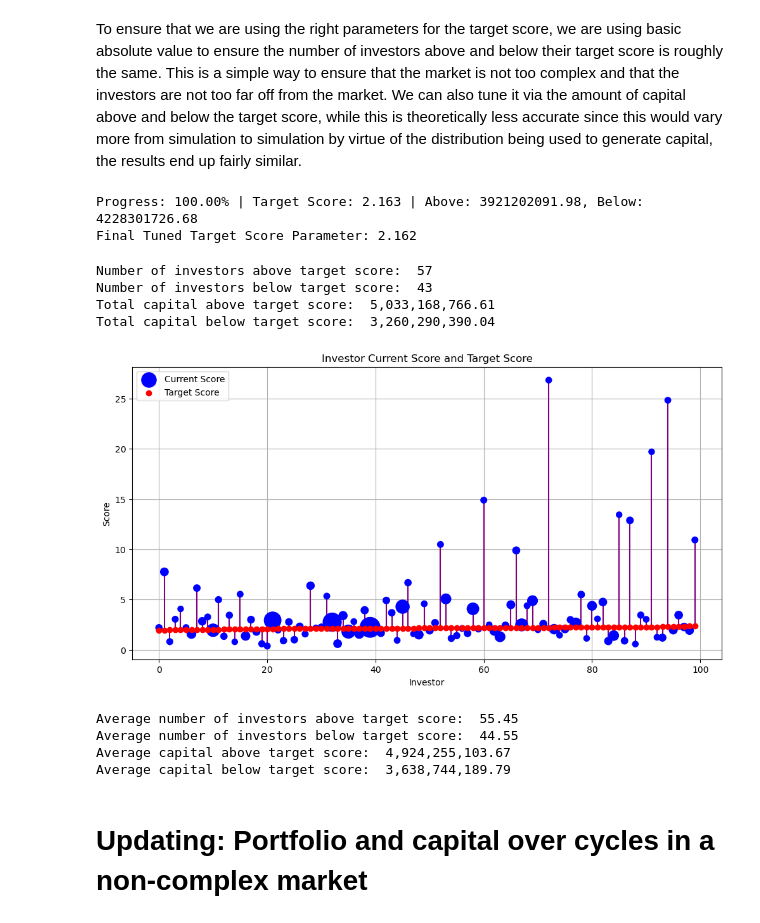
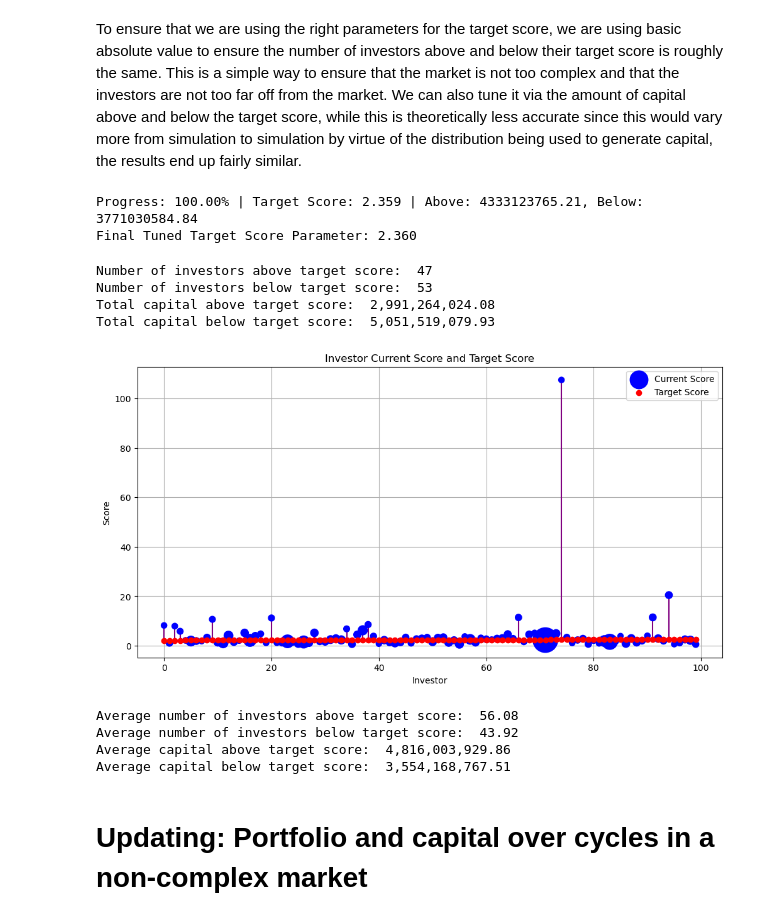
Before and after one commit to mithilpujar/capstone, a Jupyter notebook: Loan Investor Demonstration.ipynb, the cells around one changed output. Cells and saved outputs as stored; diff of their text form; code cells hidden in the pictures.

```diff
--- a/Loan Investor Demonstration.ipynb
+++ b/Loan Investor Demonstration.ipynb
@@ -173,7 +170,7 @@ def tune_target_score(tuned_target_score, num_simulations=10, tuning_approach =
     if tuning_approach == 'num_investors':
         return avg_investors_above, avg_investors_below, tuned_target_score
 
-param = 2.1
+param = 2.34
 num_iterations = 100
 
 # Tune the target score
@@ -196,14 +193,14 @@ for i in range(num_iterations):
 # Print final result on a new line
 print(f"\nFinal Tuned Target Score Parameter: {param:.3f}")
 # %% [output]
-Progress: 100.00% | Target Score: 2.163 | Above: 3921202091.98, Below: 4228301726.68
-Final Tuned Target Score Parameter: 2.162
+Progress: 100.00% | Target Score: 2.359 | Above: 4333123765.21, Below: 3771030584.84
+Final Tuned Target Score Parameter: 2.360
 # %%
 # Creating a universe of investors and loans
 num_investors = 100
 num_loans = 1000
 
-investor_list = [LoanInvestor.LoanInvestorObj(target_score_param=2.164) for i in range(num_investors)]
+investor_list = [LoanInvestor.LoanInvestorObj(target_score_param=2.360) for i in range(num_investors)]
 loan_list = [Loan.LoanObj() for i in range(num_loans)]
 
 # Initializing the investor portfolios
@@ -223,38 +220,38 @@ target_scores_sorted = target_scores[indices]
 capital_sorted = capital[indices]
 
 # Calculating the total capital above and below target score
 total_capital_above_target = sum(capital[i] for i in range(num_investors) if current_scores[i] > target_scores[i])
 total_capital_below_target = sum(capital[i] for i in range(num_investors) if current_scores[i] < target_scores[i])
 
 # Printing the number of investors and total capital above and below target score
 print("Number of investors above target score: ", sum(current_scores > target_scores))
 print("Number of investors below target score: ", sum(current_scores < target_scores))
 print("Total capital above target score: ", format(total_capital_above_target, ',.2f'))
 print("Total capital below target score: ", format(total_capital_below_target, ',.2f'))
 
 # Normalize capital for scatter plot size (adjust scale factor as needed)
 size_factor = 0.000001  # Adjust this factor to scale the sizes appropriately
 sizes = capital_sorted * size_factor
 
 # Creating the scatter plot with connected lines
 plt.figure(figsize=(12, 6))
 for i in range(num_investors):
     plt.plot([i, i], [current_scores_sorted[i], target_scores_sorted[i]], color='purple')  # lines
 plt.scatter(range(num_investors), current_scores_sorted, s=sizes, color='blue', label='Current Score', zorder=5)
 plt.scatter(range(num_investors), target_scores_sorted, color='red', label='Target Score', zorder=5)
 
 plt.ylabel("Score")
 plt.xlabel("Investor")
 plt.title("Investor Current Score and Target Score")
 plt.legend()
 plt.grid(True)
 plt.show()
 # %% [output]
-Number of investors above target score:  57
-Number of investors below target score:  43
-Total capital above target score:  5,033,168,766.61
-Total capital below target score:  3,260,290,390.04
+Number of investors above target score:  47
+Number of investors below target score:  53
+Total capital above target score:  2,991,264,024.08
+Total capital below target score:  5,051,519,079.93
-[figure, old version]
+[figure, new version]
 # %%
 trials = 100
 num_investors = 100
@@ -291,10 +288,10 @@ print("Average number of investors below target score: ", np.mean(num_investors_
 print("Average capital above target score: ", format(np.mean(total_capital_above), ',.2f'))
 print("Average capital below target score: ", format(np.mean(total_capital_below), ',.2f'))
 # %% [output]
-Average number of investors above target score:  55.45
-Average number of investors below target score:  44.55
-Average capital above target score:  4,924,255,103.67
-Average capital below target score:  3,638,744,189.79
+Average number of investors above target score:  56.08
+Average number of investors below target score:  43.92
+Average capital above target score:  4,816,003,929.86
+Average capital below target score:  3,554,168,767.51
 # %% [markdown]
 # Updating: Portfolio and capital over cycles in a non-complex market
 # %%
```
Also changed, not shown: parts of 10 cells of this notebook, 2 other files.
